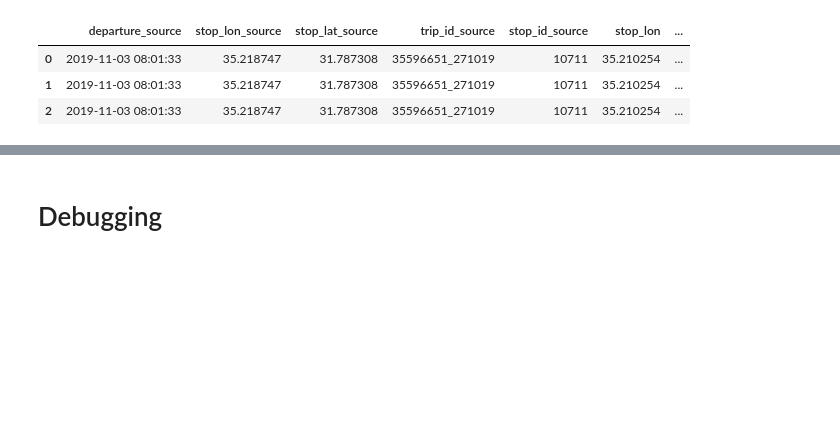
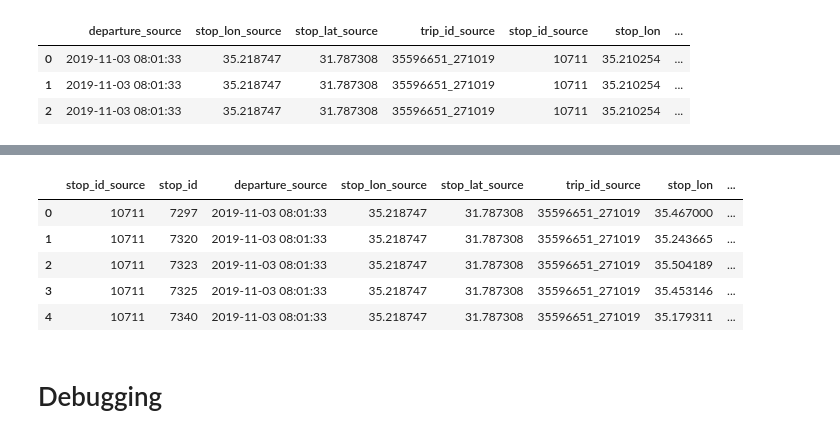
Before and after one commit to daniellebs/accessibility-vis, a Jupyter notebook: data_processing/notebooks/Handle-Graph-Outputs.ipynb, the cells around one changed output, grey strips where cells are left out. Cells and saved outputs as stored; diff of their text form; code cells hidden in the pictures; blank space fills up the shorter version.

Commit message:
Add access areas computation from shortest paths.
This change also adds validation graph construction (using the old GTFS format).

```diff
--- a/data_processing/notebooks/Handle-Graph-Outputs.ipynb
+++ b/data_processing/notebooks/Handle-Graph-Outputs.ipynb
@@ -109,3 +109,17 @@ dists_from_example_source_df.head()
+# %%
+# Sort by time_sec
+# Group by (source_stop_id, target_stop_id)
+# Take first - which means take the shortest time
+shortest_times_from_example_source_df = dists_from_example_source_df.sort_values('time_sec').groupby(['stop_id_source','stop_id'], as_index=False).first()
+# %%
+shortest_times_from_example_source_df.head()
+# %% [output]
+|  | stop_id_source | stop_id | departure_source | stop_lon_source | stop_lat_source | trip_id_source | stop_lon | ... |
+| 0 | 10711 | 7297 | 2019-11-03 08:01:33 | 35.218747 | 31.787308 | 35596651_271019 | 35.467000 | ... |
+| 1 | 10711 | 7320 | 2019-11-03 08:01:33 | 35.218747 | 31.787308 | 35596651_271019 | 35.243665 | ... |
+| 2 | 10711 | 7323 | 2019-11-03 08:01:33 | 35.218747 | 31.787308 | 35596651_271019 | 35.504189 | ... |
+| 3 | 10711 | 7325 | 2019-11-03 08:01:33 | 35.218747 | 31.787308 | 35596651_271019 | 35.453146 | ... |
+| 4 | 10711 | 7340 | 2019-11-03 08:01:33 | 35.218747 | 31.787308 | 35596651_271019 | 35.179311 | ... |
 # %% [markdown]
 # Debugging
 # %%
```
Also changed, not shown: parts of 1 cell of this notebook, 5 other files.
